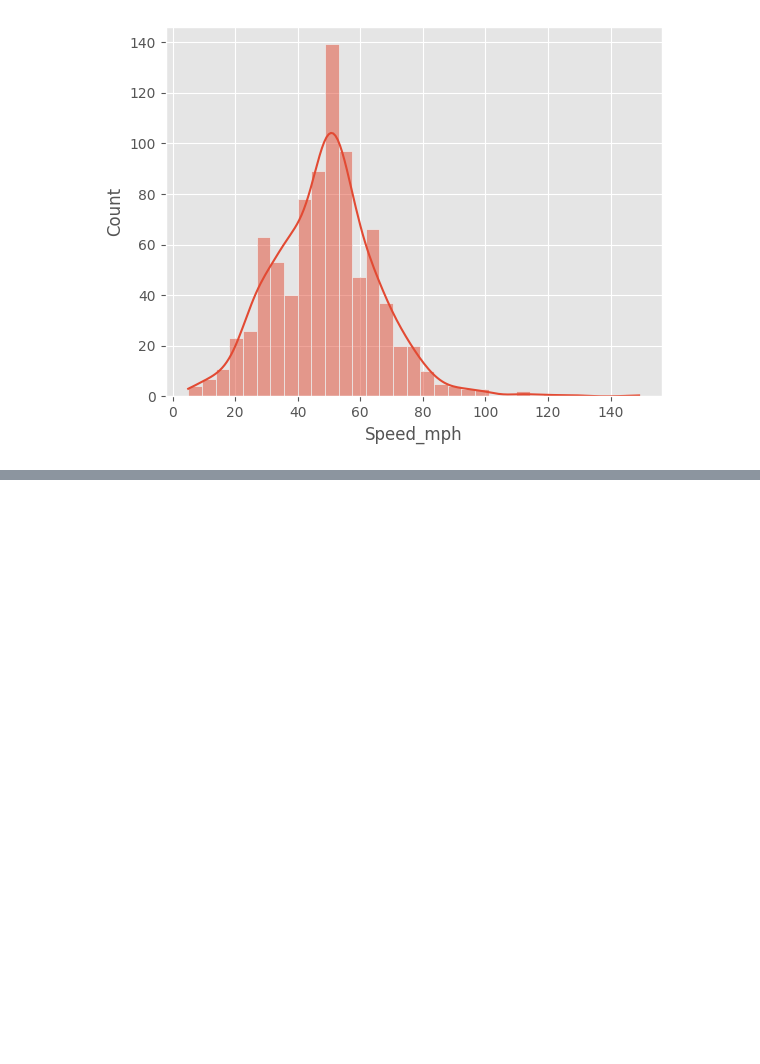
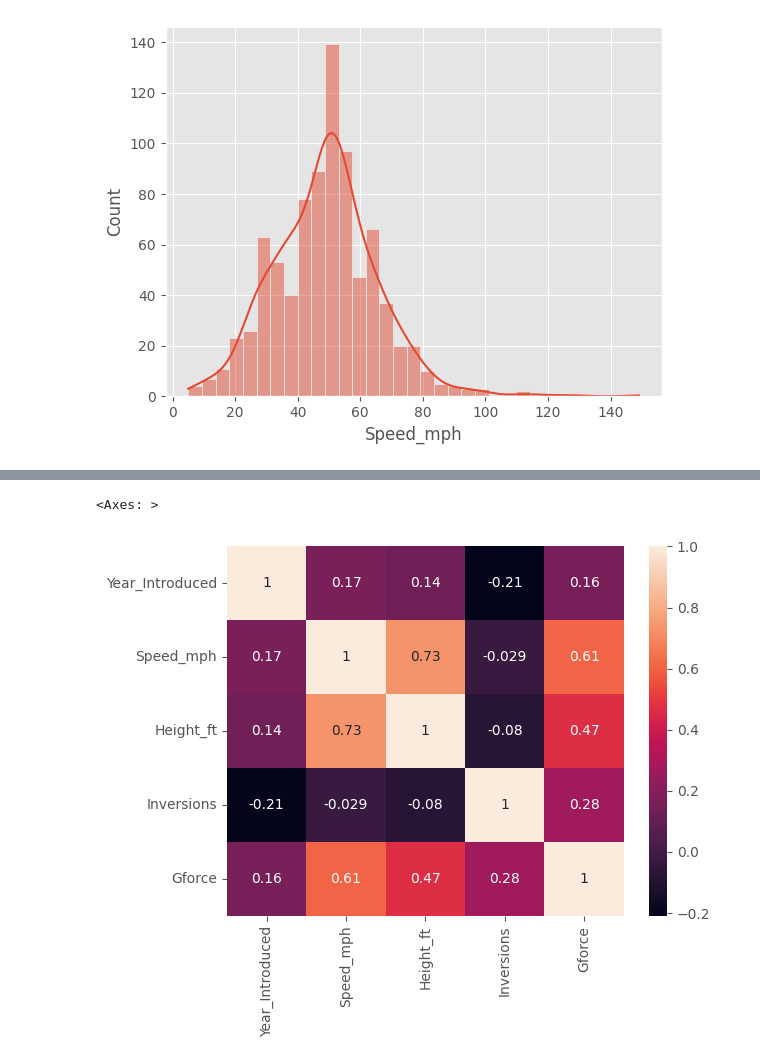
Before and after one commit to dissgod99/DataAnalysis-RollerCoasterDataset, a Jupyter notebook: analyse-dataset.ipynb, the cells around one changed output, grey strips where cells are left out. Cells and saved outputs as stored; diff of their text form; code cells hidden in the pictures; blank space fills up the shorter version.

```diff
--- a/analyse-dataset.ipynb
+++ b/analyse-dataset.ipynb
@@ -250,0 +281,4 @@ sns.histplot(data=df["Speed_mph"], kde=True)
+# %%
+df_corr = df[["Year_Introduced", "Speed_mph",
+                   "Height_ft", "Inversions", "Gforce"]].dropna().corr()
+df_corr
@@ -250,0 +292,5 @@ sns.histplot(data=df["Speed_mph"], kde=True)
+# %%
+sns.heatmap(df_corr, annot=True)
+# %% [output]
+<Axes: >
+[figure, added]
```
Also changed, not shown: parts of 5 cells of this notebook.
